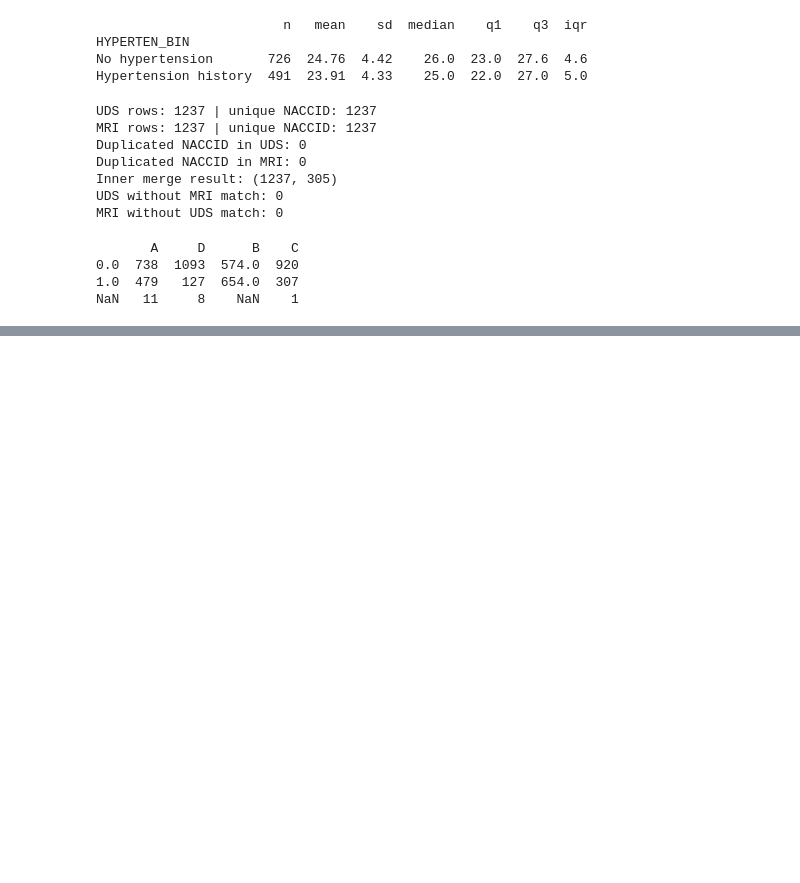
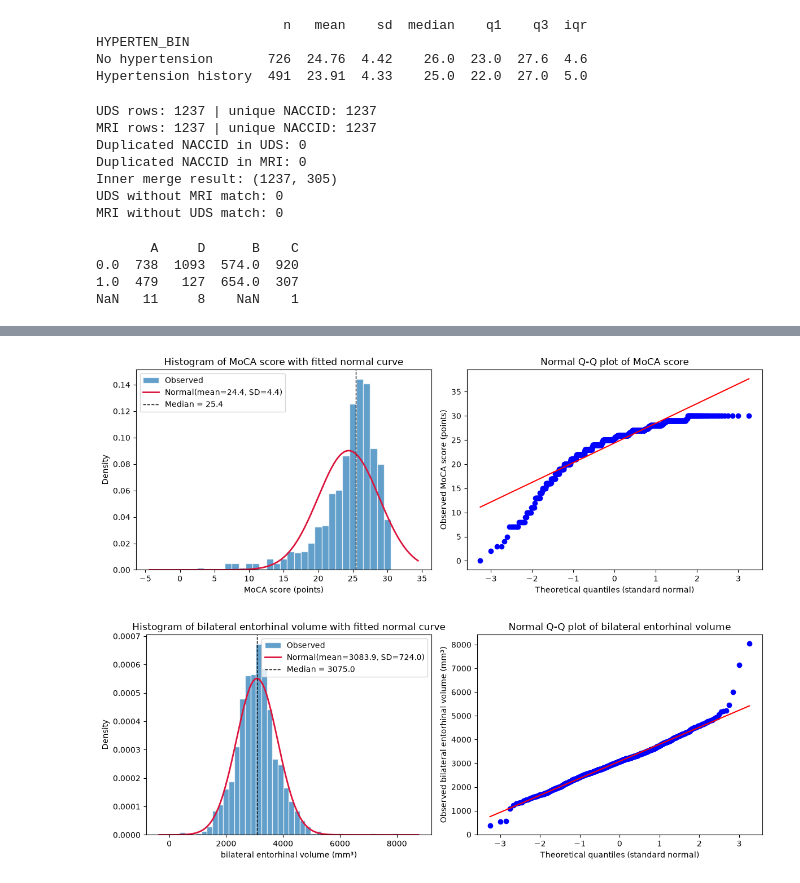
Before and after one commit to dorsamd/Amar, a Jupyter notebook: audit.ipynb, the cells around one changed output, grey strips where cells are left out. Cells and saved outputs as stored; diff of their text form; code cells hidden in the pictures; blank space fills up the shorter version.

```diff
--- a/audit.ipynb
+++ b/audit.ipynb
@@ -455,0 +753,17 @@ NaN   11     8    NaN    1
+# %%
+d['age_group'] = pd.cut(d['NACCAGE'], [0, 60, 70, 80, 100],
+                        labels=['<=60', '61-70', '71-80', '>80'])
+strata = (d.groupby('age_group', observed=True)['B']
+            .agg(n='size', k='sum', p='mean'))
+strata['E_K_m30'] = strata['p'] * m
+strata['SD_K_m30'] = np.sqrt(m * strata['p'] * (1 - strata['p']))
+display(strata.round(3))
+
+# Tail probabilities: pooled p vs the stratum's own p
+def tail_ge(k0, m, p):  return sum(binom_pmf(k, m, p) for k in range(k0, m + 1))
+def tail_le(k0, m, p):  return sum(binom_pmf(k, m, p) for k in range(0, k0 + 1))
+
+p_71_80 = strata.loc['71-80', 'p']
+p_le_60 = strata.loc['<=60', 'p']
+print("P(K>=22): pooled p =", round(tail_ge(22, m, p_hat), 3), "| age 71-80 p =", round(tail_ge(22, m, p_71_80), 3))
+print("P(K<=10): pooled p =", round(tail_le(10, m, p_hat), 3), "| age <=60 p =", round(tail_le(10, m, p_le_60), 3))
@@ -455,0 +899,33 @@ NaN   11     8    NaN    1
+# %%
+def hist_qq(x, name, unit, bins, fname):
+    x = x.dropna()
+    mu, sd = x.mean(), x.std(ddof=1)
+    fig, axes = plt.subplots(1, 2, figsize=(12, 4.5))
+
+    ax = axes[0]
+    ax.hist(x, bins=bins, density=True, alpha=0.7, edgecolor='white', label='Observed')
+    grid = np.linspace(x.min() - sd, x.max() + sd, 400)
+    ax.plot(grid, stats.norm.pdf(grid, mu, sd), color='crimson', lw=2,
+            label=f'Normal(mean={mu:.1f}, SD={sd:.1f})')
+    ax.axvline(x.median(), color='black', ls='--', lw=1, label=f'Median = {x.median():.1f}')
+    ax.set_xlabel(f'{name} ({unit})'); ax.set_ylabel('Density')
+    ax.set_title(f'Histogram of {name} with fitted normal curve')
+    ax.legend()
+
+    stats.probplot(x, dist='norm', plot=axes[1])
+    axes[1].set_title(f'Normal Q-Q plot of {name}')
+    axes[1].set_xlabel('Theoretical quantiles (standard normal)')
+    axes[1].set_ylabel(f'Observed {name} ({unit})')
+
+    plt.tight_layout()
+    plt.savefig(fname, dpi=200)
+    plt.show()
+
+os.makedirs('figures', exist_ok=True)
+hist_qq(d['MOCATOTS'], 'MoCA score', 'points',
+        np.arange(-0.5, 31.5, 1), 'figures/phase2_moca_hist_qq.png')
+hist_qq(d['BILAT_ENTORHINAL'], 'bilateral entorhinal volume', 'mm³',
+        40, 'figures/phase2_entorhinal_hist_qq.png')
+# %% [output]
+[figure, added]
+[figure, added]
```
Also changed, not shown: parts of 34 cells of this notebook, 21 other files.
